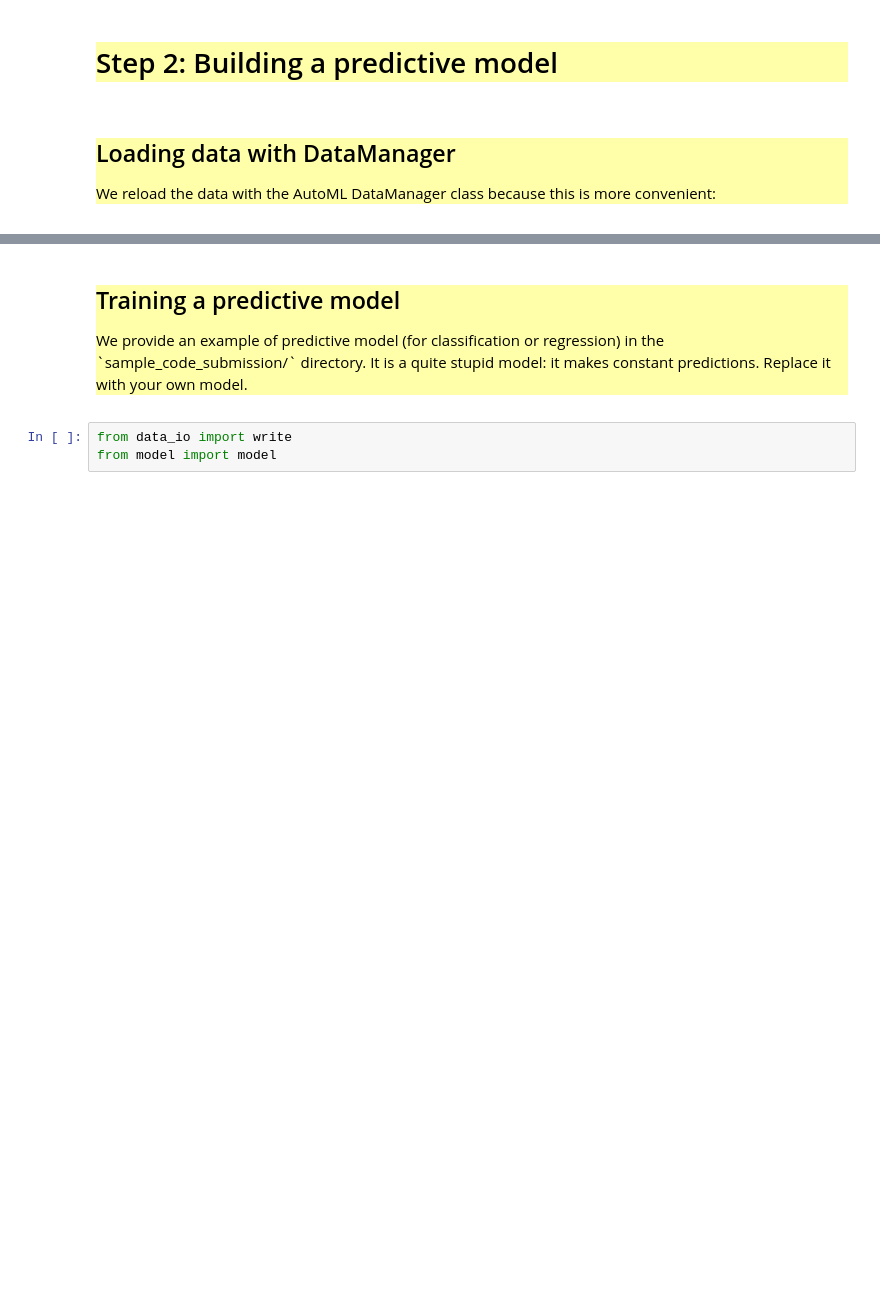
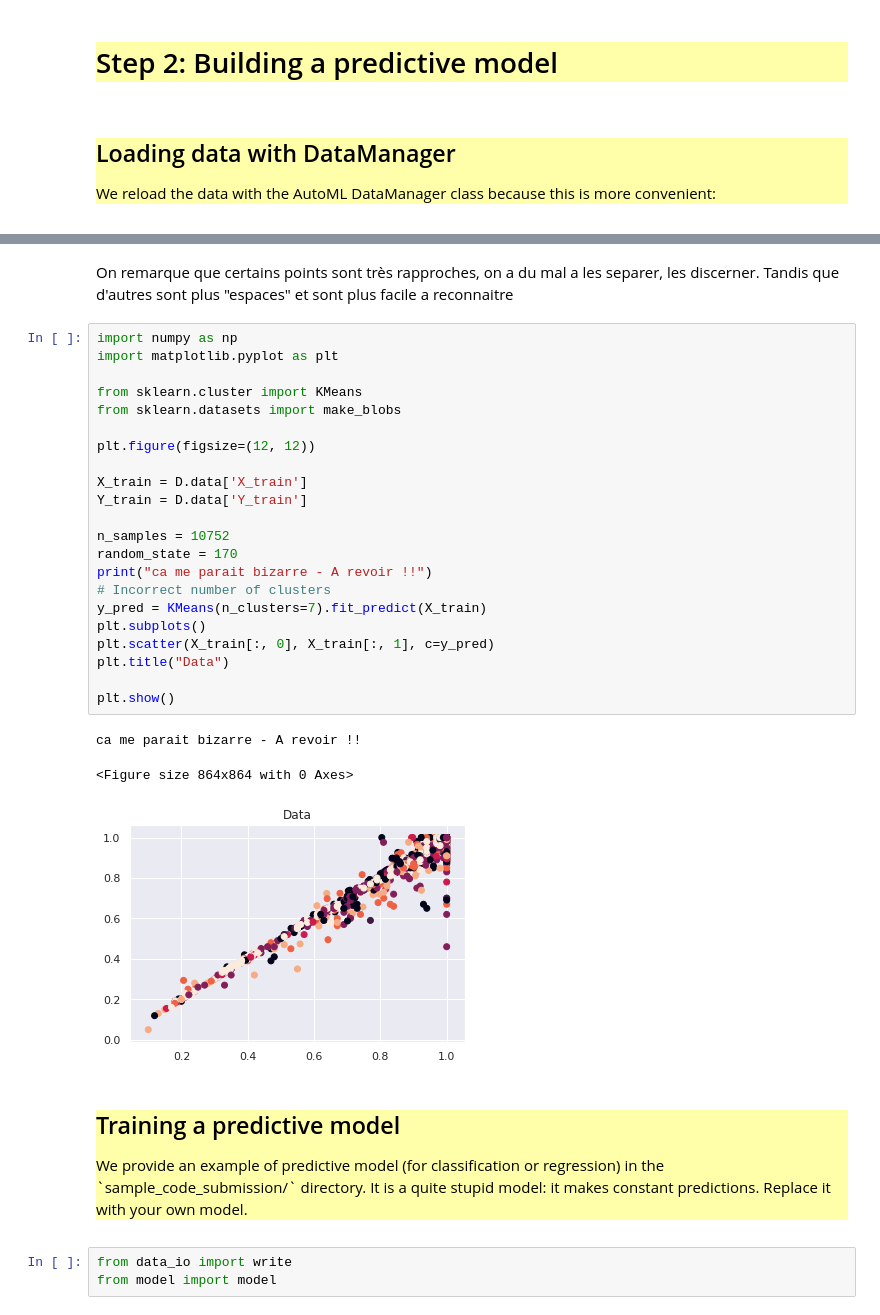
Before and after one commit to MathisDupont/ECOLO1, a Jupyter notebook: starting_kit/README_visualizaton.ipynb, the cells around one changed output, grey strips where cells are left out. Saved outputs shown, nothing was run; the diff lists cells and outputs as text; blank space fills up the shorter version.

Commit message:
prems point

```diff
--- a/starting_kit/README_visualizaton.ipynb
+++ b/starting_kit/README_visualizaton.ipynb
@@ -208,3 +322,31 @@ feat_idx:       array(0,)
+# %% [markdown]
+On remarque que certains points sont très rapproches, on a du mal a les separer, les discerner. Tandis que d'autres sont plus "espaces" et sont plus facile a reconnaitre
+# %%
+import numpy as np
+import matplotlib.pyplot as plt
+
+from sklearn.cluster import KMeans
+from sklearn.datasets import make_blobs
+
+plt.figure(figsize=(12, 12))
+
+X_train = D.data['X_train']
+Y_train = D.data['Y_train']
+
+n_samples = 10752
+random_state = 170
+print("ca me parait bizarre - A revoir !!")
+# Incorrect number of clusters
+y_pred = KMeans(n_clusters=7).fit_predict(X_train)
+plt.subplots()
+plt.scatter(X_train[:, 0], X_train[:, 1], c=y_pred)
+plt.title("Data")
+
+plt.show()
+# %% [output]
+ca me parait bizarre - A revoir !!
+<Figure size 864x864 with 0 Axes>
+[figure, added]
 # %% [markdown]
 <div style="background:#FFFFAA">
     <h2>Training a predictive model</h2>
```
Also changed, not shown: parts of 11 cells of this notebook.
